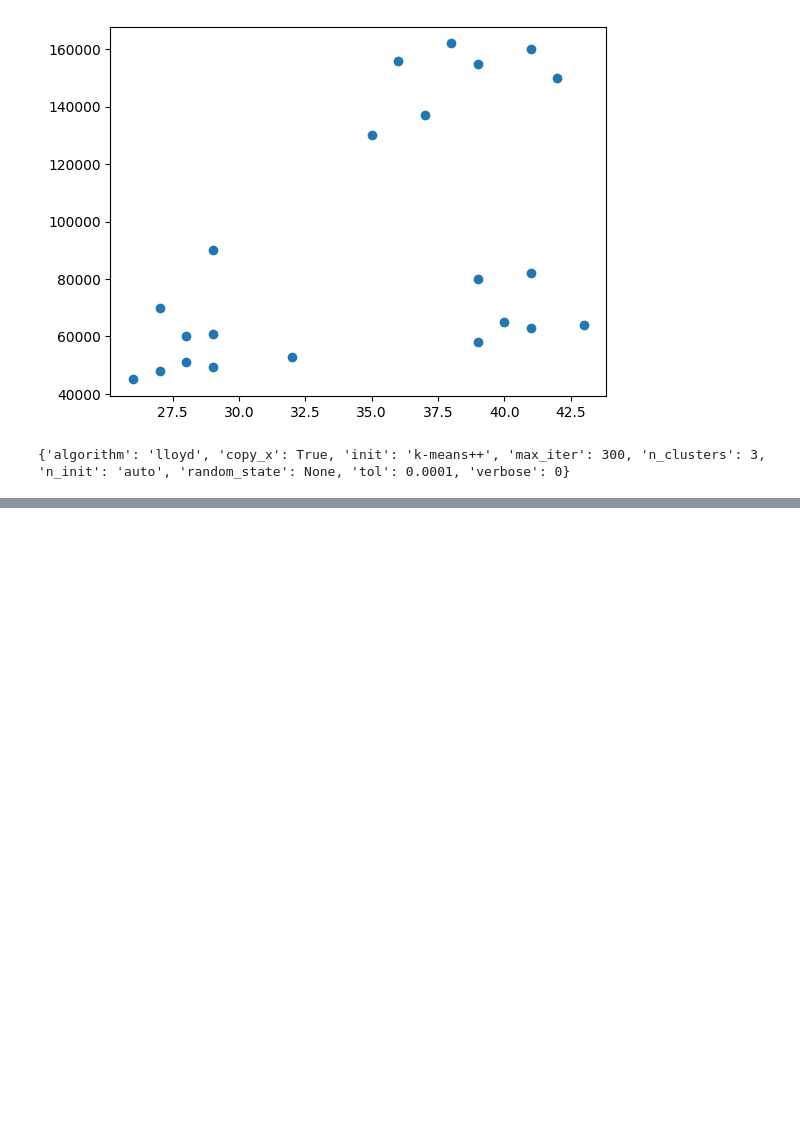
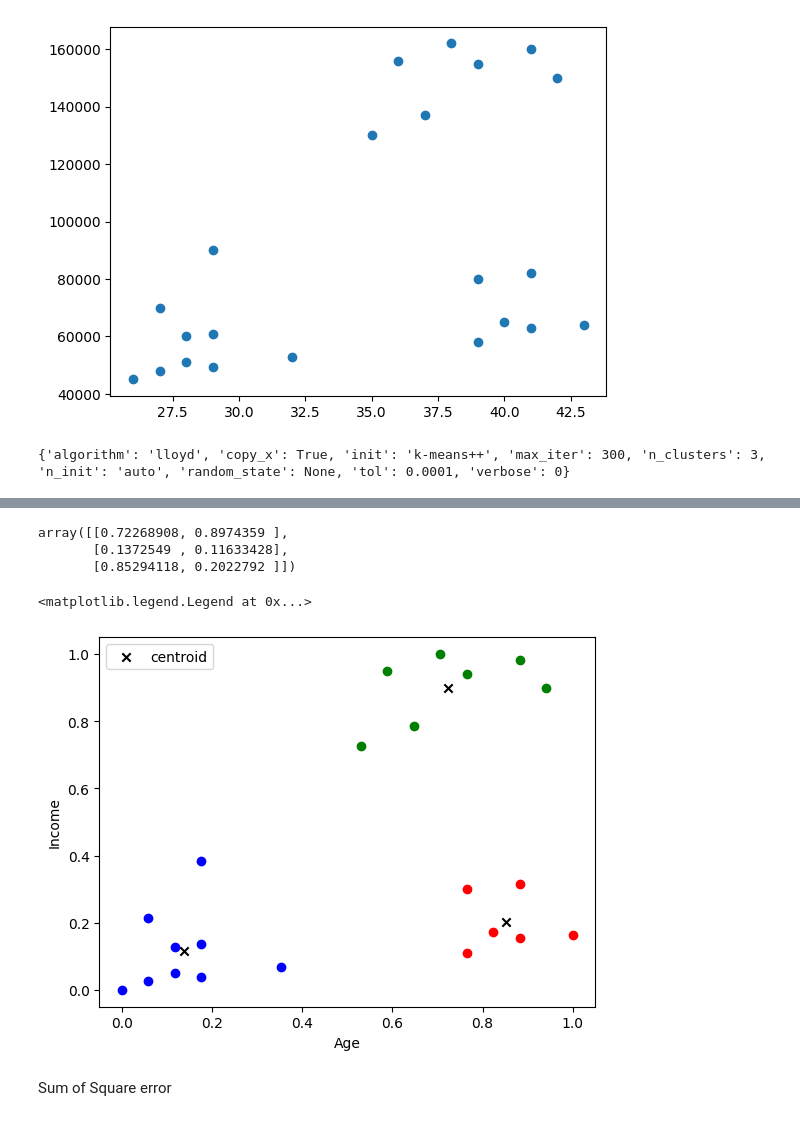
Before and after one commit to MdRimon29/ML-Algorithms, a Jupyter notebook: K Means Clustering/K_Means_Clustering.ipynb, the cells around one changed output, grey strips where cells are left out. Cells and saved outputs as stored; diff of their text form; code cells hidden in the pictures; blank space fills up the shorter version.

```diff
--- a/K Means Clustering/K_Means_Clustering.ipynb
+++ b/K Means Clustering/K_Means_Clustering.ipynb
@@ -29,0 +56,10 @@ y_pred
+# %%
+from sklearn.preprocessing import MinMaxScaler
+scaler=MinMaxScaler()
+
+scaler.fit(df[['Income']])
+df['Income']=scaler.transform(df[['Income']])
+
+scaler.fit(df[['Age']])
+df['Age']=scaler.transform(df[['Age']])
+df.head()
@@ -29,0 +73,4 @@ y_pred
+# %%
+model=KMeans(n_clusters=3)
+y_pred=model.fit_predict(df[['Age','Income']])
+y_pred
@@ -29,0 +79,3 @@ y_pred
+# %%
+df['cluster']=y_pred
+df.head()
@@ -29,0 +89,24 @@ y_pred
+# %%
+model.cluster_centers_
+# %% [output]
+array([[0.72268908, 0.8974359 ],
+       [0.1372549 , 0.11633428],
+       [0.85294118, 0.2022792 ]])
+# %%
+df0=df[df.cluster==0]
+df1=df[df.cluster==1]
+df2=df[df.cluster==2]
+
+plt.scatter(df0.Age,df0['Income'],color='green')
+plt.scatter(df1.Age,df1['Income'],color='blue')
+plt.scatter(df2.Age,df2['Income'],color='red')
+plt.scatter(model.cluster_centers_[:,0],model.cluster_centers_[:,1],color='black',marker='x',label='centroid')
+
+plt.xlabel('Age')
+plt.ylabel('Income')
+plt.legend()
+# %% [output]
+<matplotlib.legend.Legend at 0x...>
+[figure, added]
+# %% [markdown]
+Sum of Square error
```
Also changed, not shown: parts of 12 cells of this notebook, 1 other file.
